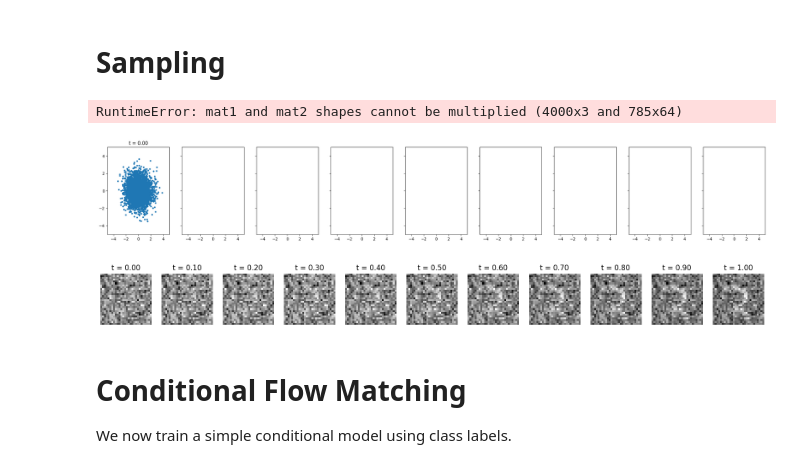
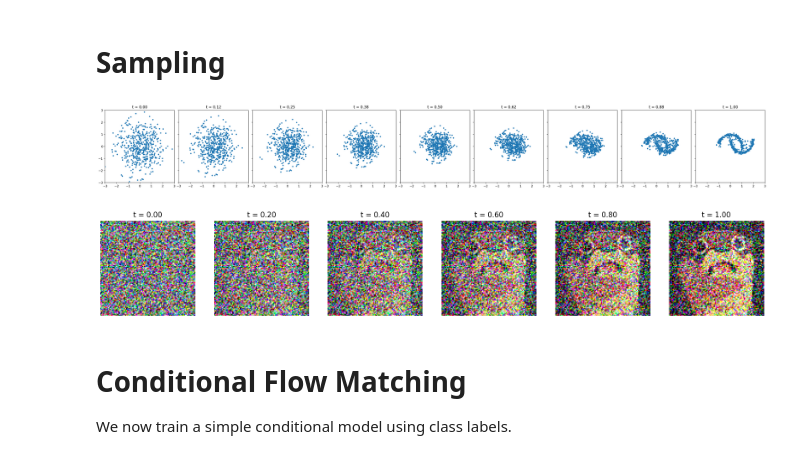
Before and after one commit to YifengRen61/Flow-Compressor, a Jupyter notebook: third_party/standalone_flow_matching.ipynb, the cells around one changed output. Drawn from its saved outputs; the diff is of its cells as text; code cells hidden in the pictures.

```diff
--- a/third_party/standalone_flow_matching.ipynb
+++ b/third_party/standalone_flow_matching.ipynb
@@ -42,6 +62,31 @@ class Flow(nn.Module):
         t_start = t_start.view(1, 1).expand(x_t.shape[0], 1)
         # mid-point ODE solver here for simplicity
         return x_t + (t_end - t_start) * self(t=t_start + (t_end - t_start) / 2, x_t= x_t + self(x_t=x_t, t=t_start) * (t_end - t_start) / 2)
+# %%
+class Flow(nn.Module):
+    def __init__(self, dim: int = 3, h: int = 64):
+        super().__init__()
+        out_channels = dim * 2  # scale + shift
+
+        self.net = nn.Sequential(
+            nn.Conv2d(dim + 1, h, kernel_size=3, padding=1),
+            nn.ReLU(),
+            nn.Conv2d(h, h, kernel_size=3, padding=1),
+            nn.ReLU(),
+            nn.Conv2d(h, dim, kernel_size=3, padding=1),
+        )
+
+    def forward(self, t: Tensor, x_t: Tensor) -> Tensor:
+        #print(t.shape, x_t.shape)
+        t_img = t.view(x_t.size(0),1,1,1).expand(-1,1,x_t.size(2),x_t.size(3))
+        res = self.net(torch.cat([x_t, t_img], dim=1))
+        #print(res)
+        return res
+
+    def step(self, x_t: Tensor, t_start: Tensor, t_end: Tensor) -> Tensor:
+        t_start = t_start.view(1, 1).expand(x_t.shape[0], 1)
+        # mid-point ODE solver here for simplicity
+        return x_t + (t_end - t_start) * self(t=t_start + (t_end - t_start) / 2, x_t= x_t + self(x_t=x_t, t=t_start) * (t_end - t_start) / 2)
 # %%
 import torch
 import matplotlib.pyplot as plt
@@ -68,26 +120,26 @@ plt.show()
 # %% [markdown]
 # Training
 # %%
-flow = Flow(dim=784, h=512).to(device=DEVICE)
+flow = Flow(dim=30000,h=128).to(device=DEVICE)
 
 optimizer = torch.optim.Adam(flow.parameters(), 1e-2)
 loss_fn = nn.MSELoss()
 
-for _ in range(20000):
+for _ in tqdm(range(5000)):
     #x_1 = Tensor(make_moons(256, noise=0.05)[0])
     #x_1 = Tensor(make_circles(1024, factor=0.2, noise=0.05)[0])
     #x_1 = Tensor(make_moons((256,50), noise=0.05)[0])
     #x_1 = Tensor(data)
-    x_1 = image.to(DEVICE)
-    x_0 = torch.randn_like(x_1).to(DEVICE)
-    t = torch.rand(len(x_1), 1).to(DEVICE)
+    #x_1 = image
+    x_1 = img_tensor.to(device=DEVICE)
+    x_0 = torch.randn_like(x_1).to(device=DEVICE)
+    t = torch.rand(len(x_1), 1).to(device=DEVICE)
 
     x_t = (1 - t) * x_0 + t * x_1 # linear interpolation
     dx_t = x_1 - x_0 # target flow
     #break
     optimizer.zero_grad()
-    pred = flow(t=t, x_t=x_t)
-    loss_fn(pred, dx_t).backward()
+    loss_fn(flow(t=t, x_t=x_t), dx_t).backward()
     optimizer.step()
 # %%
 x_t.shape
@@ -101,49 +153,54 @@ torch.Size([1, 784])
 # Sampling
 # %%
 #x = torch.randn(4000, 2)
-x = torch.randn(4000, 2)
+x = torch.randn(500, 2)
 n_steps = 8
 fig, axes = plt.subplots(1, n_steps + 1, figsize=(30, 4), sharex=True, sharey=True)
 time_steps = torch.linspace(0, 1.0, n_steps + 1)
 
 axes[0].scatter(x.detach()[:, 0], x.detach()[:, 1], s=10)
 axes[0].set_title(f't = {time_steps[0]:.2f}')
-axes[0].set_xlim(-5.0, 5.0)
-axes[0].set_ylim(-5.0, 5.0)
+axes[0].set_xlim(-3.0, 3.0)
+axes[0].set_ylim(-3.0, 3.0)
 
 for i in range(n_steps):
     x = flow.step(x_t=x, t_start=time_steps[i], t_end=time_steps[i + 1]) # solve ODE
     axes[i + 1].scatter(x.detach()[:, 0], x.detach()[:, 1], s=10)
     axes[i + 1].set_title(f't = {time_steps[i + 1]:.2f}')
 
 plt.tight_layout()
 plt.show()
 # %% [output]
-RuntimeError: mat1 and mat2 shapes cannot be multiplied (4000x3 and 785x64)
-[figure, old version]
+[figure, new version]
 # %%
 x = torch.randn_like(x_1).cpu()     # start from noise
-n_steps = 1000
+n_steps = 500
 time_steps = torch.linspace(0, 1.0, n_steps + 1)
 
-fig, axes = plt.subplots(1, n_steps//100 + 1, figsize=(20, 3))
+fig, axes = plt.subplots(1, n_steps // 100 + 1, figsize=(20, 3))
 flow.cpu()
-for i in range(n_steps):
+for i in tqdm(range(n_steps)):
     if i % 100 == 0:
         a = i // 100
-        axes[a].imshow(x.view(28, 28).detach(), cmap="gray")
+        img = x.view(3, 100, 100).permute(1, 2, 0).detach()
+        img_norm = (img + 1) / 2   # 假设 x ∈ [-1,1]
+        img_norm = torch.clamp(img_norm, 0, 1)
+        axes[a].imshow(img_norm)
         axes[a].set_title(f"t = {time_steps[i]:.2f}")
         axes[a].axis("off")
 
     x = flow.step(x, time_steps[i], time_steps[i + 1])
 
-axes[-1].imshow(x.view(28, 28).detach(), cmap="gray")
+img = x.view(3, 100, 100).permute(1, 2, 0).detach()
+img_norm = (img + 1) / 2   # 假设 x ∈ [-1,1]
+img_norm = torch.clamp(img_norm, 0, 1)
+axes[-1].imshow(img_norm)
 axes[-1].set_title(f"t = {time_steps[-1]:.2f}")
 axes[-1].axis("off")
 
 plt.show()
 # %% [output]
-[figure, old version]
+[figure, new version]
 # %% [markdown]
 # Conditional Flow Matching
 We now train a simple conditional model using class labels.
```
Also changed, not shown: parts of 8 cells of this notebook, 4 other files.
